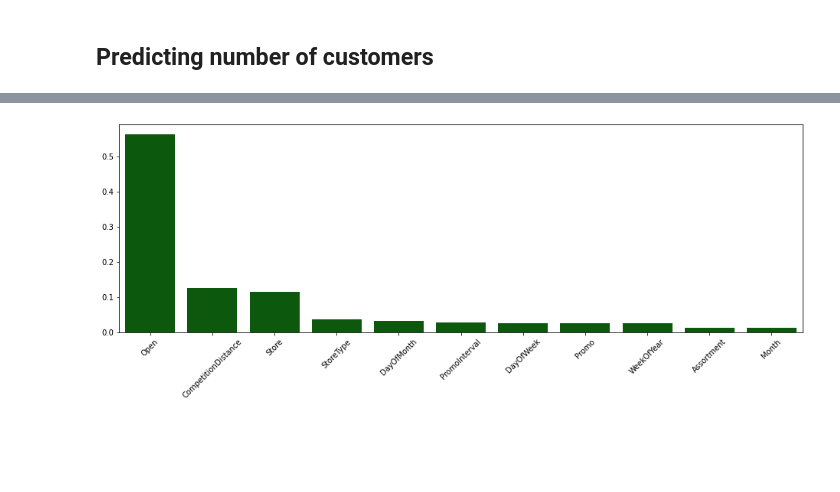
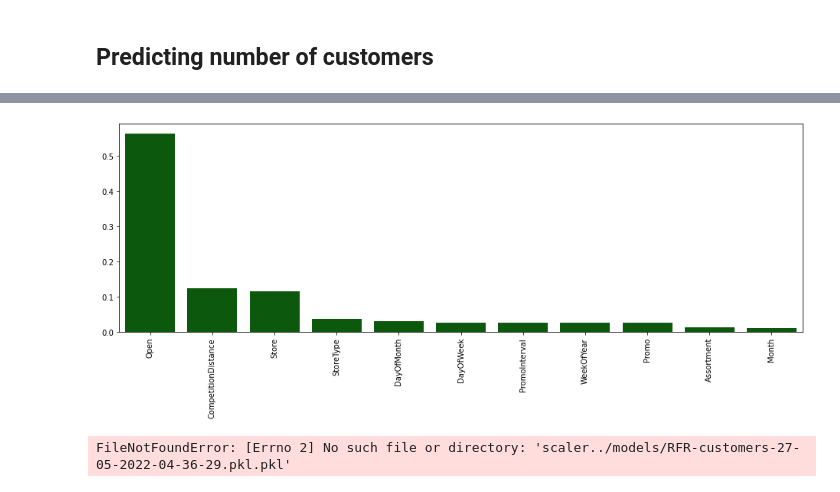
Before and after one commit to benbel376/time-series-data-sales-prediction, a Jupyter notebook: notebooks/machine_learning_modeling.ipynb, the cells around one changed output, grey strips where cells are left out. Saved outputs shown, nothing was run; the diff lists cells and outputs as text; code cells hidden in the pictures; blank space fills up the shorter version.

```diff
--- a/notebooks/machine_learning_modeling.ipynb
+++ b/notebooks/machine_learning_modeling.ipynb
@@ -208,7 +247,7 @@ train_3 = train[include_list2]
 categorical_lis3, numerical_lis3 = DT.sep_cat_num(train_3)
 
 sampled_train_cl3 = train_3.sample(n=100000)
-sets3 = DT.build_pipe(categorical_lis3.columns.to_list()).fit_transform(sampled_train_cl3)
+sets3, scaler = DT.build_pipe(categorical_lis3.columns.to_list()).fit_transform(sampled_train_cl3)
 
 # fitting data using Random Forest Regressor
 model3 = RandomForestRegressor(n_estimators = 100, random_state = 0)
@@ -228,20 +279,24 @@ prediction accuracy:  0.90327432139188
 # %%
 #features, target= DT.target_feature(train_cl, 0)
 imp_dict = DV.get_importance(model3, train_3)
 features = list(imp_dict.keys())
 importance = list(imp_dict.values())
 plt.figure(figsize=(16,5))
 pal = sns.color_palette("flare", as_cmap=True)
-ax = sns.barplot(features, importance, color="darkgreen")
+ax = sns.barplot(features, importance, color="darkgreen",)
 ax.invert_xaxis()
 locs, labels = plt.xticks()
-plt.setp(labels, rotation=45)
+plt.setp(labels, rotation=90)
 plt.show()
 # %% [output]
-[figure, old version]
+[figure, new version]
 # %%
 # datetime object containing current date and time
 now = datetime.now()
 time = now.strftime("%d-%m-%Y-%H-%M-%S")
 filename = "../models/RFR-customers-"+str(time)+'.pkl'
 pickle.dump(model2, open(filename, 'wb'))
+# save the scaler
+pickle.dump(scaler, open('scaler'+filename+'.pkl', 'wb'))
+# %% [output]
+FileNotFoundError: [Errno 2] No such file or directory: 'scaler../models/RFR-customers-27-05-2022-04-36-29.pkl.pkl'
```
Also changed, not shown: parts of 11 cells of this notebook, 3 other files.
